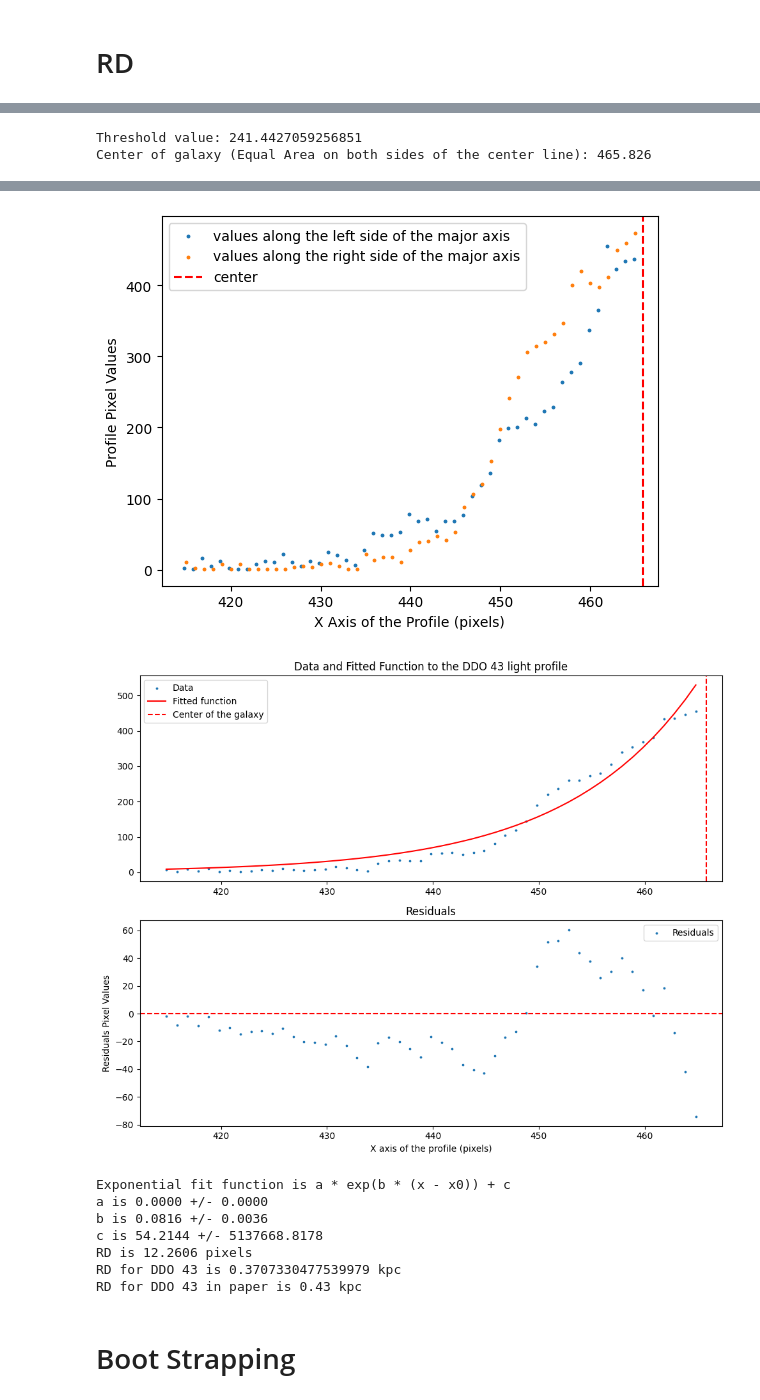
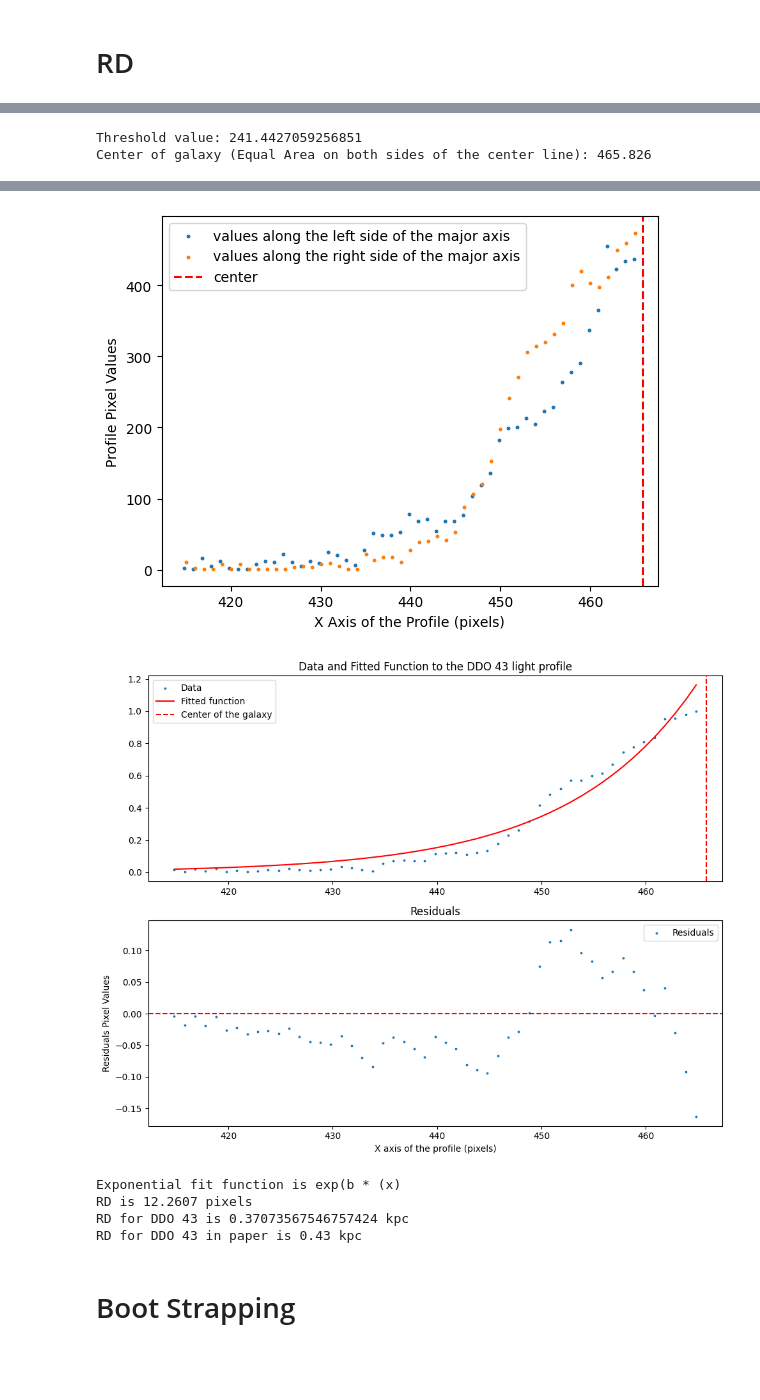
Before and after one commit to SUT-LTG/Aysan-Little-Things, a Jupyter notebook: RD_43.ipynb, the cells around one changed output, grey strips where cells are left out. Cells and saved outputs as stored; diff of their text form; code cells hidden in the pictures; blank space fills up the shorter version.

Commit message:
Minor changes to the fit function. Successful bootstrapping.

```diff
--- a/RD_43.ipynb
+++ b/RD_43.ipynb
@@ -40,6 +40,7 @@ import matplotlib.pyplot as plt
 from matplotlib.patches import Ellipse
 from astropy.visualization import ImageNormalize, LogStretch
 import numpy as np
+from scipy.optimize import curve_fit
 
 galaxy_name = "DDO 43"
 D = 5.5
@@ -51,8 +52,6 @@ theta_deg = 24.334
 X_center = 60.826 + x_start
 y_center = 63.723 + y_start
 visual_43 = np.array(ltf.open_fits(r"C:\Users\AYSAN\Desktop\project\Galaxy\Starless images\DDO43\non_shifted_background_d43v.fits"))
-#visual_43 = visual_43[y_start:y_start + int(2 * X_center), x_start: int(x_start + 2 * y_center)]
-
 theta_rad = np.radians(180-theta_deg)
 list_of_ellipse_data = [theta_rad , a_half, b_half]
 x_ax_left = np.arange(X_center - 3*a_half, X_center)
@@ -87,11 +86,7 @@ plt.show()
 
 
 DDO_43 = np.array(ltf.open_fits(r"C:\Users\AYSAN\Desktop\project\Galaxy\Starless images\DDO43\non_shifted_background_d43v.fits"))
-#DDO_43 = DDO_43[y_start:y_start + int(2 * X_center), x_start: int(x_start + 2 * y_center)]
 
-import numpy as np
-import matplotlib.pyplot as plt
-from scipy.optimize import curve_fit
 
 def RD(image, distance, pixel_scale, list_of_ellipse_data, center_of_galaxy_x, center_of_galaxy_y, galaxy_name, ratio=0.68, initial_guesses=[45, 0.1, 25]):
     theta_rad = np.radians(180-theta_deg)
@@ -199,21 +194,23 @@ def RD(image, distance, pixel_scale, list_of_ellipse_data, center_of_galaxy_x, c
     y1 = values_along_line_left
     y2 = values_along_line_right[::-1]
     mean_y = (y1 + y2)/2
+    bkg_values = np.mean([np.mean(mean_y[0:10]), np.mean(mean_y[-10:])])
+    #mean_y = mean_y - bkg_values
+    mean_y_normal = (mean_y / np.max(mean_y))
+    def exponential_func(x, b, x0):
+        return np.exp(b * (x-x0))
 
-    def exponential_func(x, a, b, x0):
-        return a * np.exp(b * (x - x0))
-
-    popt, pcov = curve_fit(exponential_func, x_ax_left, mean_y, p0=initial_guesses)
+    popt, pcov = curve_fit(exponential_func, x_ax_left, mean_y_normal, p0=initial_guesses)
 
     plt.figure(figsize=(10, 8))
 
     plt.subplot(2, 1, 1)
-    plt.scatter(x_ax_left, mean_y, s=3, label='Data')
+    plt.scatter(x_ax_left, mean_y_normal, s=3, label='Data')
     plt.plot(x_ax_left, exponential_func(x_ax_left, *popt), label='Fitted function', color='red')
     plt.axvline(x=center_of_mass_x, color='r', linestyle='--', label='Center of the galaxy')
     plt.legend()
     plt.title(f'Data and Fitted Function to the {galaxy_name} light profile')
-    residuals = mean_y - exponential_func(x_ax_left, *popt)
+    residuals = mean_y_normal - exponential_func(x_ax_left, *popt)
     plt.subplot(2, 1, 2)
     plt.scatter(x_ax_left, residuals, s=3, label='Residuals')
     plt.axhline(0, color='red', linestyle='--')
@@ -223,47 +220,41 @@ def RD(image, distance, pixel_scale, list_of_ellipse_data, center_of_galaxy_x, c
     plt.title('Residuals')
     plt.tight_layout()
     plt.show()
 
     perr = np.sqrt(np.diag(pcov))
-    print("Exponential fit function is a * exp(b * (x - x0)) + c")
-    print(f"a is {popt[0]:.4f} +/- {perr[0]:.4f}")
-    print(f"b is {popt[1]:.4f} +/- {perr[1]:.4f}")
-    print(f"c is {popt[2]:.4f} +/- {perr[2]:.4f}")
-    print(f"RD is {1/popt[1]:.4f} pixels")
+    print("Exponential fit function is exp(b * (x)")
+    print(f"RD is {1/popt[0]:.4f} pixels")
 
-    R_D_pixels = 1/popt[1]
+    R_D_pixels = 1/popt[0]
     R_D_arcsec = R_D_pixels * pixel_scale
     RD_value = ((distance * R_D_arcsec) / 206265)*1000
     print(f"RD for {galaxy_name} is {RD_value} kpc")
     print(f"RD for {galaxy_name} in paper is 0.43 kpc")
     return R_D_pixels, RD_value, x_ax_left, mean_y
 
 list_of_ellipse_data = [theta_rad , a_half, b_half]
-RD_pixels , RD_kpc, x_values, y_values = RD(DDO_43, D, 1.134, list_of_ellipse_data, X_center, y_center, galaxy_name, initial_guesses=[1, 0.06, 25])
+RD_pixels , RD_kpc, x_values, y_values = RD(DDO_43, D, 1.134, list_of_ellipse_data, X_center, y_center, galaxy_name, initial_guesses=[0.006, 25])
 # %% [output]
 [figure]
 No artists with labels found to put in legend.  Note that artists whose label start with an underscore are ignored when legend() is called with no argument.
 [figure]
 [figure]
 [figure]
 x_ax_left length: 56
 x_ax_right length: 56
 values_along_line_left length: 56
 values_along_line_right length: 56
 x_ax combined length: 112
 values_along_line combined length: 112
 [figure]
 Threshold value: 241.4427059256851
 Center of galaxy (Equal Area on both sides of the center line): 465.826
 [figure]
 [figure]
-[figure, old version]
+[figure, new version]
-Exponential fit function is a * exp(b * (x - x0)) + c
-a is 0.0000 +/- 0.0000
-b is 0.0816 +/- 0.0036
-c is 54.2144 +/- 5137668.8178
-RD is 12.2606 pixels
-RD for DDO 43 is 0.3707330477539979 kpc
+Exponential fit function is exp(b * (x)
+RD is 12.2607 pixels
+RD for DDO 43 is 0.37073567546757424 kpc
 RD for DDO 43 in paper is 0.43 kpc
 # %% [markdown]
 # Boot Strapping
```
Also changed, not shown: parts of 1 cell of this notebook.
